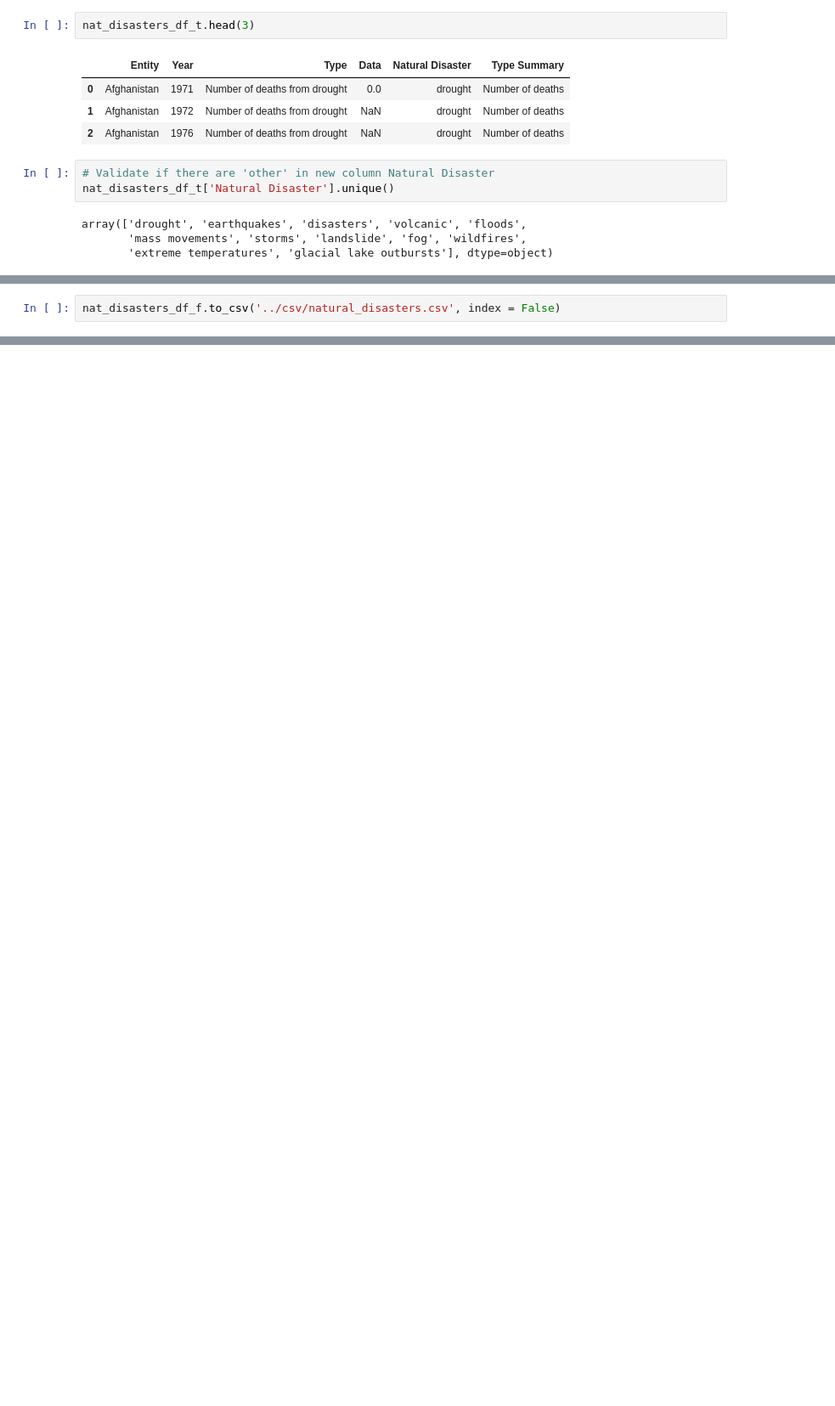
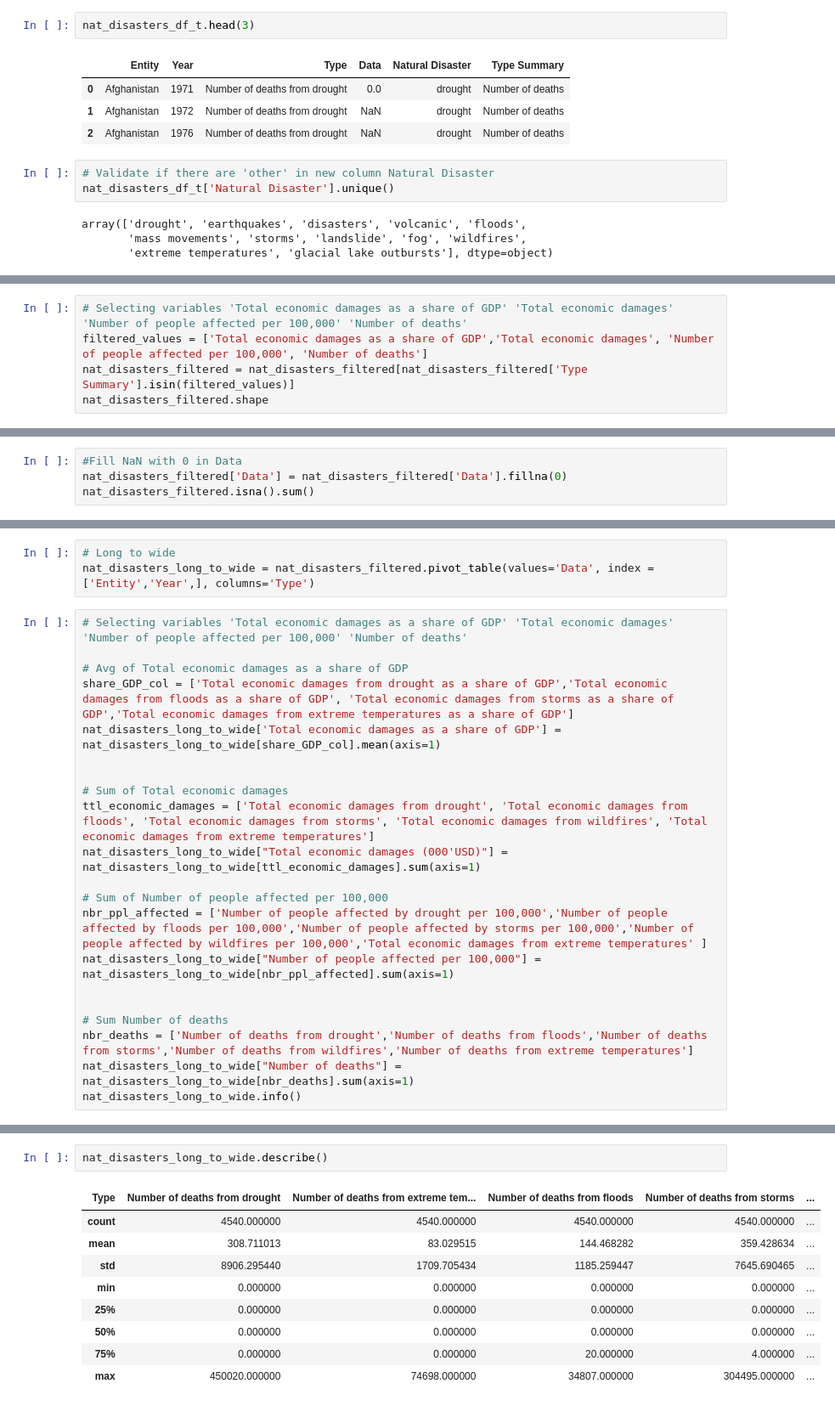
Before and after one commit to aramosg/final_project_global_warming, a Jupyter notebook: notebook/natural_disasters.ipynb, the cells around one changed output, grey strips where cells are left out. Shown at 85% size. Drawn from its saved outputs; the diff is of its cells as text; blank space fills up the shorter version.

```diff
--- a/notebook/natural_disasters.ipynb
+++ b/notebook/natural_disasters.ipynb
@@ -164,0 +239,5 @@ nat_disasters_df_f.head(3)
+# %%
+# Selecting variables 'Total economic damages as a share of GDP' 'Total economic damages' 'Number of people affected per 100,000' 'Number of deaths'
+filtered_values = ['Total economic damages as a share of GDP','Total economic damages', 'Number of people affected per 100,000', 'Number of deaths']
+nat_disasters_filtered = nat_disasters_filtered[nat_disasters_filtered['Type Summary'].isin(filtered_values)]
+nat_disasters_filtered.shape
@@ -164,0 +262,4 @@ nat_disasters_df_f.head(3)
+# %%
+#Fill NaN with 0 in Data
+nat_disasters_filtered['Data'] = nat_disasters_filtered['Data'].fillna(0)
+nat_disasters_filtered.isna().sum()
@@ -165,2 +297,24 @@ nat_disasters_df_f.head(3)
 # %%
-nat_disasters_df_f.to_csv('../csv/natural_disasters.csv', index = False)
+# Long to wide
+nat_disasters_long_to_wide = nat_disasters_filtered.pivot_table(values='Data', index = ['Entity','Year',], columns='Type')
+# %%
+# Selecting variables 'Total economic damages as a share of GDP' 'Total economic damages' 'Number of people affected per 100,000' 'Number of deaths'
+
+# Avg of Total economic damages as a share of GDP
+share_GDP_col = ['Total economic damages from drought as a share of GDP','Total economic damages from floods as a share of GDP', 'Total economic damages from storms as a share of GDP','Total economic damages from extreme temperatures as a share of GDP']
+nat_disasters_long_to_wide['Total economic damages as a share of GDP'] = nat_disasters_long_to_wide[share_GDP_col].mean(axis=1)
+
+
+# Sum of Total economic damages
+ttl_economic_damages = ['Total economic damages from drought', 'Total economic damages from floods', 'Total economic damages from storms', 'Total economic damages from wildfires', 'Total economic damages from extreme temperatures']
+nat_disasters_long_to_wide["Total economic damages (000'USD)"] = nat_disasters_long_to_wide[ttl_economic_damages].sum(axis=1)
+
+# Sum of Number of people affected per 100,000
+nbr_ppl_affected = ['Number of people affected by drought per 100,000','Number of people affected by floods per 100,000','Number of people affected by storms per 100,000','Number of people affected by wildfires per 100,000','Total economic damages from extreme temperatures' ]
+nat_disasters_long_to_wide["Number of people affected per 100,000"] = nat_disasters_long_to_wide[nbr_ppl_affected].sum(axis=1)
+
+
+# Sum Number of deaths
+nbr_deaths = ['Number of deaths from drought','Number of deaths from floods','Number of deaths from storms','Number of deaths from wildfires','Number of deaths from extreme temperatures']
+nat_disasters_long_to_wide["Number of deaths"] = nat_disasters_long_to_wide[nbr_deaths].sum(axis=1)
+nat_disasters_long_to_wide.info()
@@ -166,0 +343,12 @@ nat_disasters_df_f.to_csv('../csv/natural_disasters.csv', index = False)
+# %%
+nat_disasters_long_to_wide.describe()
+# %% [output]
+| Type | Number of deaths from drought | Number of deaths from extreme tem... | Number of deaths from floods | Number of deaths from storms | ... |
+| count | 4540.000000 | 4540.000000 | 4540.000000 | 4540.000000 | ... |
+| mean | 308.711013 | 83.029515 | 144.468282 | 359.428634 | ... |
+| std | 8906.295440 | 1709.705434 | 1185.259447 | 7645.690465 | ... |
+| min | 0.000000 | 0.000000 | 0.000000 | 0.000000 | ... |
+| 25% | 0.000000 | 0.000000 | 0.000000 | 0.000000 | ... |
+| 50% | 0.000000 | 0.000000 | 0.000000 | 0.000000 | ... |
+| 75% | 0.000000 | 0.000000 | 20.000000 | 4.000000 | ... |
+| max | 450020.000000 | 74698.000000 | 34807.000000 | 304495.000000 | ... |
```
Also changed, not shown: parts of 24 cells of this notebook, 3 other files.
